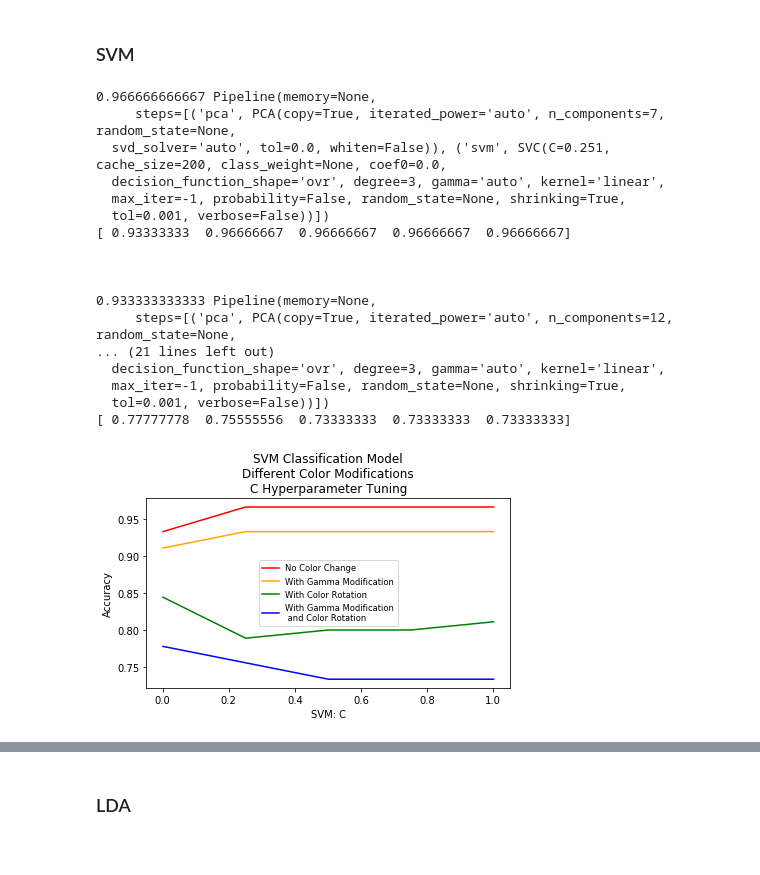
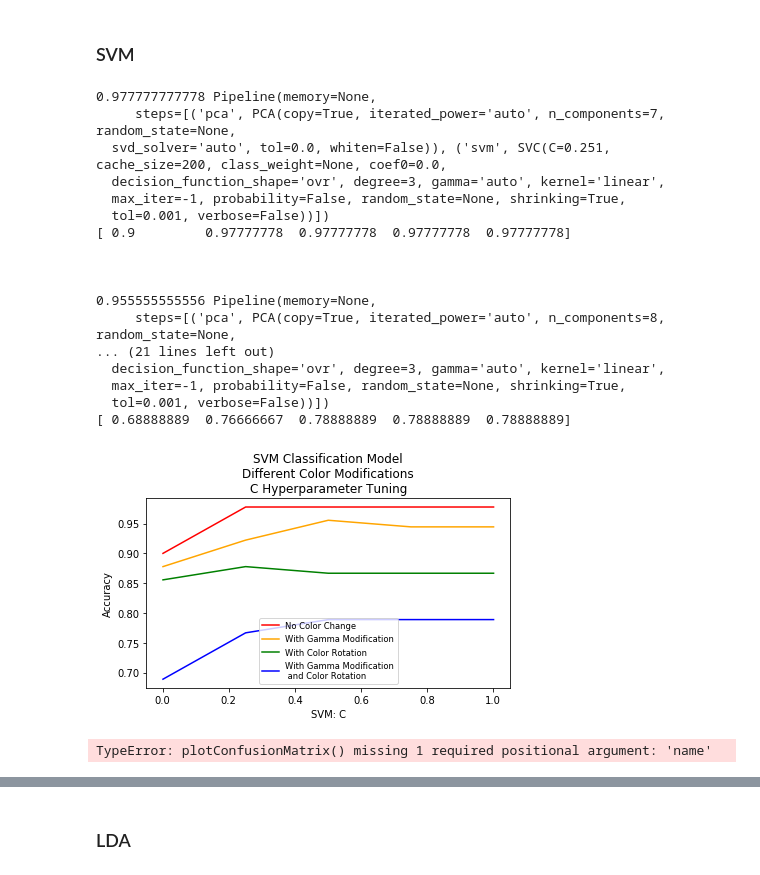
Before and after one commit to mattsit/ph-machine-learning, a Jupyter notebook: CS189/ml_pipeline/ModelGridSearch.ipynb, the cells around one changed output, grey strips where cells are left out. Drawn from its saved outputs; the diff is of its cells as text; code cells hidden in the pictures.

```diff
--- a/CS189/ml_pipeline/ModelGridSearch.ipynb
+++ b/CS189/ml_pipeline/ModelGridSearch.ipynb
@@ -36,6 +38,19 @@ def grid_search(X, Y, pipeline_name, pipeline_type, params=None, keep=None):
         grid.fit(X, Y)
         return -grid.best_score_, grid.best_estimator_, grid.best_params_, grid.cv_results_['mean_test_score']*-1
     elif pipeline_type == 'classification':
-        grid = GridSearchCV(estimator=pipeline, param_grid=parameters, scoring='accuracy')
+        grid = GridSearchCV(estimator=pipeline, param_grid=parameters, scoring='accuracy', cv=10)
         grid.fit(X, Y)
         return grid.best_score_, grid.best_estimator_, grid.best_params_, grid.cv_results_['mean_test_score']
+# %%
+def create_confusion_matrix(model, X, Y):
+    skf = StratifiedKFold()
+    train_index, test_index = list(skf.split(X, Y))[-3]
+    X_train = X[train_index]
+    y_train = Y[train_index]
+    X_test = X[test_index]
+    y_test = Y[test_index]
+
+    best_original_model.fit(X_train, y_train)
+    y_hat = best_original_model.predict(X_test)
+
+    return confusion_matrix(y_test, y_hat)
@@ -70,44 +133,56 @@ pipeline_type = 'classification'
 names = ["No Color Change", "With Gamma Modification", "With Color Rotation", "With Gamma Modification\n and Color Rotation"]
 colors = ['r','orange','g','b']
 plt.cla()
+
+best_original_model = None
+
 for i in range(len(names)):
     X = X_all_c[i]
     Y = Y_all_c[i]
     score,m,best_params,_ = grid_search(X, Y, pipeline_name, pipeline_type)
+    if i == 1:
+        best_original_model = m
     _,_,_,all_scores = grid_search(X, Y, pipeline_name, pipeline_type, best_params, 'svm__C')
     plt.plot(C_range, all_scores, label=names[i], color=colors[i])
     print(score, m)
     print(all_scores)
     print('\n\n')
+
+
 
 from matplotlib.font_manager import FontProperties
 
 fontP = FontProperties()
 fontP.set_size('small')
 
 plt.legend(prop=fontP)
 plt.xlabel("SVM: C")
 plt.ylabel("Accuracy")
 plt.title('SVM Classification Model\nDifferent Color Modifications\nC Hyperparameter Tuning')
 plt.tight_layout()
 plt.savefig("svm_classification.png", dpi=500)
 plt.show()
+
+
+cfm = create_confusion_matrix(best_original_model, X_all_c[0], Y_all_c[0])
+plotConfusionMatrix(cfm, "SVM")
 # %% [output]
-0.966666666667 Pipeline(memory=None,
+0.977777777778 Pipeline(memory=None,
      steps=[('pca', PCA(copy=True, iterated_power='auto', n_components=7, random_state=None,
   svd_solver='auto', tol=0.0, whiten=False)), ('svm', SVC(C=0.251, cache_size=200, class_weight=None, coef0=0.0,
   decision_function_shape='ovr', degree=3, gamma='auto', kernel='linear',
   max_iter=-1, probability=False, random_state=None, shrinking=True,
   tol=0.001, verbose=False))])
-[ 0.93333333  0.96666667  0.96666667  0.96666667  0.96666667]
+[ 0.9         0.97777778  0.97777778  0.97777778  0.97777778]
 
 
 
-0.933333333333 Pipeline(memory=None,
-     steps=[('pca', PCA(copy=True, iterated_power='auto', n_components=12, random_state=None,
+0.955555555556 Pipeline(memory=None,
+     steps=[('pca', PCA(copy=True, iterated_power='auto', n_components=8, random_state=None,
 ... (21 lines left out)
   decision_function_shape='ovr', degree=3, gamma='auto', kernel='linear',
   max_iter=-1, probability=False, random_state=None, shrinking=True,
   tol=0.001, verbose=False))])
-[ 0.77777778  0.75555556  0.73333333  0.73333333  0.73333333]
+[ 0.68888889  0.76666667  0.78888889  0.78888889  0.78888889]
-[figure, old version]
+[figure, new version]
+TypeError: plotConfusionMatrix() missing 1 required positional argument: 'name'
```
Also changed, not shown: parts of 8 cells of this notebook, 46 other files.
